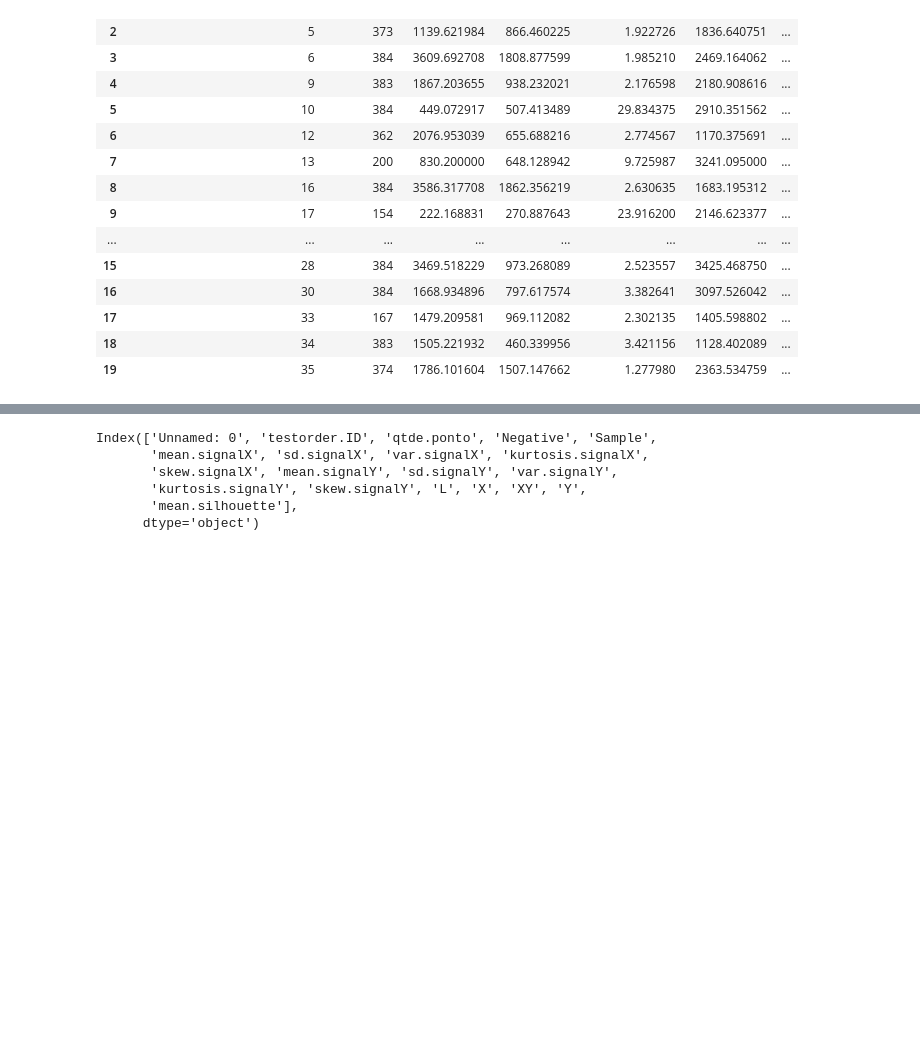
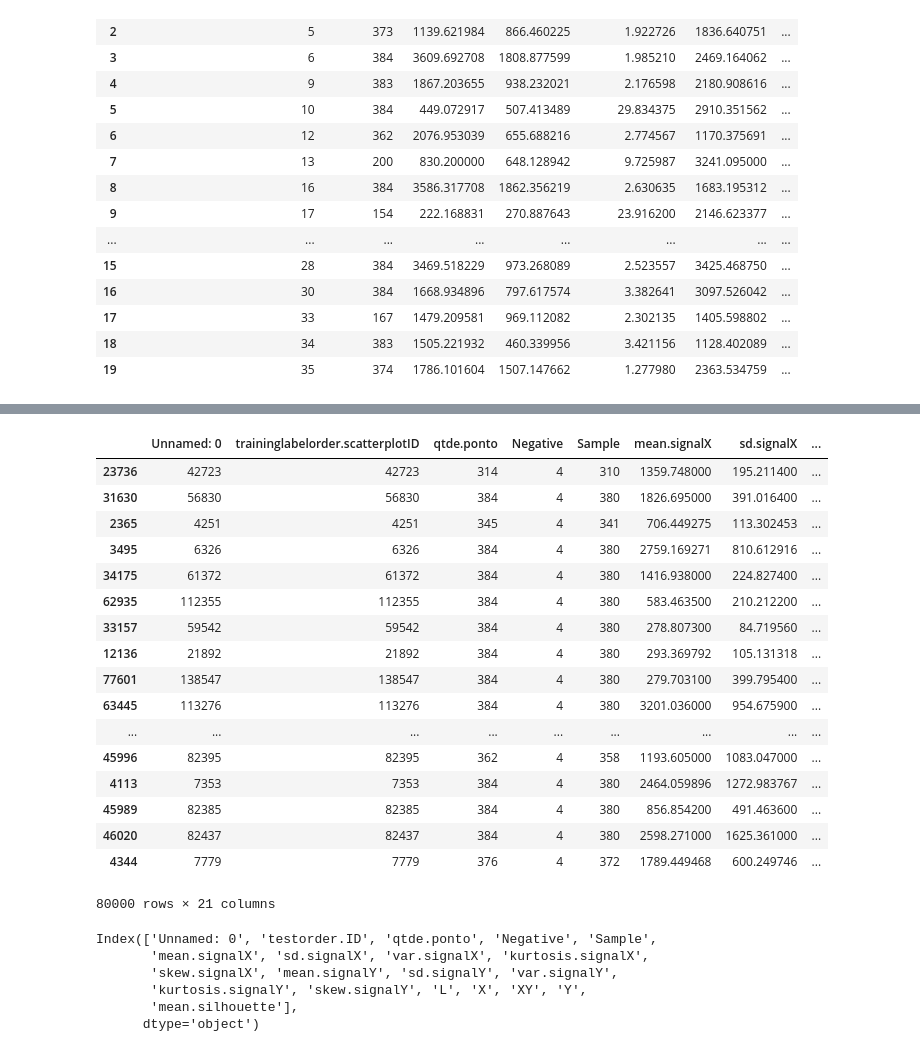
Before and after one commit to polivio/PEE, a Jupyter notebook: KNN_KDD_BR.ipynb, the cells around one changed output, grey strips where cells are left out. Cells and saved outputs as stored; diff of their text form; code cells hidden in the pictures; blank space fills up the shorter version.

```diff
--- a/KNN_KDD_BR.ipynb
+++ b/KNN_KDD_BR.ipynb
@@ -98,3 +67,78 @@ False
+# %%
+# Verificação de
+
+#1.Redundância de dados
+
+#df = train.groupby(by='traininglabelorder.scatterplotID', as_index=False).agg({'Unnamed: 0': pd.Series.nunique})
+
+
+
+#print(any(train['traininglabelorder.scatterplotID'].duplicated()))
+## False
+
+#print(any(test['testorder.ID'].duplicated()))
+## False
+
+#### Dummy####
+##fruit_sales = pd.DataFrame([[35, 21], [41, 34], [41, 34]], columns=['Apples', 'Bananas'], index=['2017 Sales', '2018 Sales','2018 Sales'])
+
+##fruit_sales.head()
+## print(any(fruit_sales['Apples'].duplicated()))
+  ### True
+
+#2.	Presença de outliers
+##import matplotlib.pyplot as plt
+
+#plt.hist(train['qtde.ponto'])
+#plt.show()
+  ## Ficou estranho o gráfico
+
+  ##train['qtde.ponto'].value_counts().plot.bar()
+
+#train['qtde.ponto'].value_counts()
+
+#train['qtde.ponto'].value_counts().plot.barh()
+  ## ficou estranho muitos registros, avaliar um gráfico que permita agrupar qtde de pontos ex. de 100 em 100
+
+# Normalizando para avaliar a porcentagem
+ train["qtde.ponto"].value_counts(normalize=True)
+#3.Presença de inconsistências
+
+#4.Presença de valores ausentes
+##train.isna().sum()
+
+### skew.signalY                            0
+##L                                       0
+##X                                    4592
+##XY                                  19463
+##Y                                    3711
+
+## O que fazer com estes valores??
+
+
+## 5. Valores com Score + alto e silhouette e + baixo
+
+# Ascendente + baixo
+##train.sort_values(by="traininglabelorder.score")
+# %% [output]
+|  | Unnamed: 0 | traininglabelorder.scatterplotID | qtde.ponto | Negative | Sample | mean.signalX | sd.signalX | ... |
+| 23736 | 42723 | 42723 | 314 | 4 | 310 | 1359.748000 | 195.211400 | ... |
+| 31630 | 56830 | 56830 | 384 | 4 | 380 | 1826.695000 | 391.016400 | ... |
+| 2365 | 4251 | 4251 | 345 | 4 | 341 | 706.449275 | 113.302453 | ... |
+| 3495 | 6326 | 6326 | 384 | 4 | 380 | 2759.169271 | 810.612916 | ... |
+| 34175 | 61372 | 61372 | 384 | 4 | 380 | 1416.938000 | 224.827400 | ... |
+| 62935 | 112355 | 112355 | 384 | 4 | 380 | 583.463500 | 210.212200 | ... |
+| 33157 | 59542 | 59542 | 384 | 4 | 380 | 278.807300 | 84.719560 | ... |
+| 12136 | 21892 | 21892 | 384 | 4 | 380 | 293.369792 | 105.131318 | ... |
+| 77601 | 138547 | 138547 | 384 | 4 | 380 | 279.703100 | 399.795400 | ... |
+| 63445 | 113276 | 113276 | 384 | 4 | 380 | 3201.036000 | 954.675900 | ... |
+| ... | ... | ... | ... | ... | ... | ... | ... | ... |
+| 45996 | 82395 | 82395 | 362 | 4 | 358 | 1193.605000 | 1083.047000 | ... |
+| 4113 | 7353 | 7353 | 384 | 4 | 380 | 2464.059896 | 1272.983767 | ... |
+| 45989 | 82385 | 82385 | 384 | 4 | 380 | 856.854200 | 491.463600 | ... |
+| 46020 | 82437 | 82437 | 384 | 4 | 380 | 2598.271000 | 1625.361000 | ... |
+| 4344 | 7779 | 7779 | 376 | 4 | 372 | 1789.449468 | 600.249746 | ... |
+80000 rows × 21 columns
 # %%
 test.columns
 # %% [output]
```
Also changed, not shown: parts of 2 cells of this notebook.
